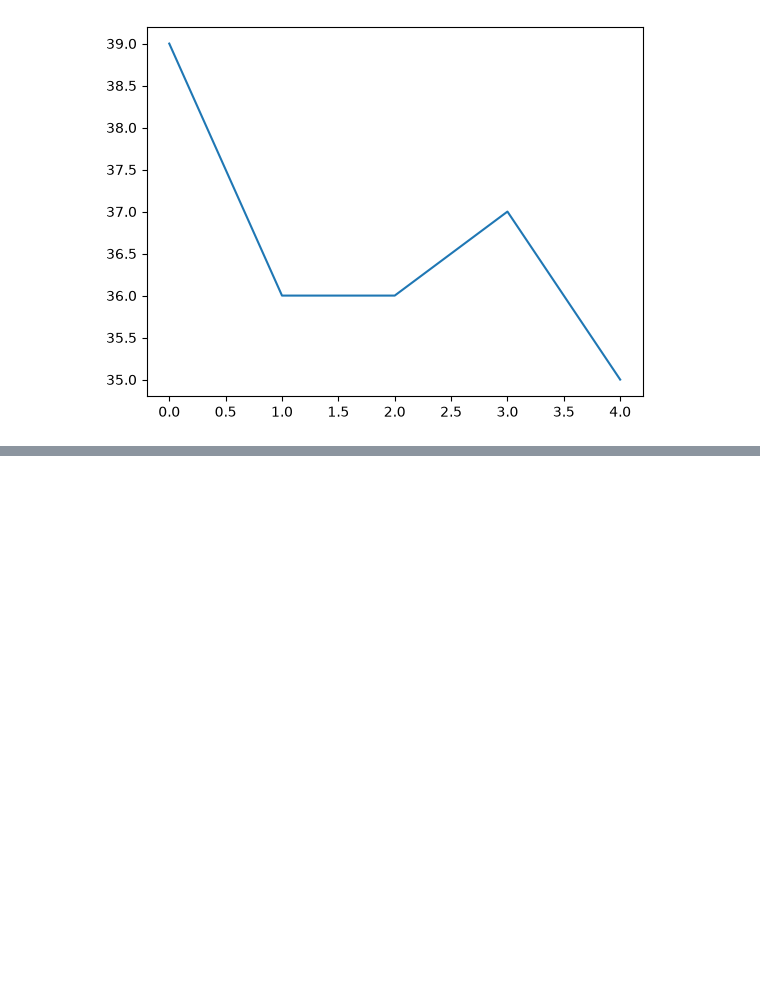
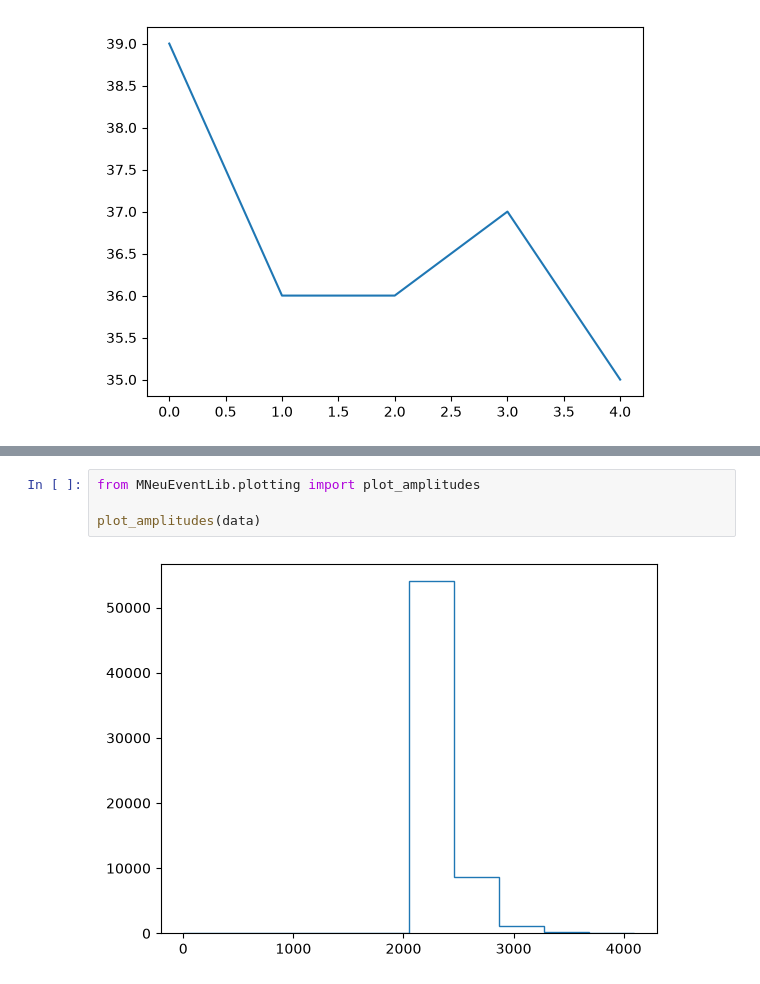
Before and after one commit to ISISMuon/MNeuEventLib, a Jupyter notebook: docs/source/how-to/Create plots.ipynb, the cells around one changed output, grey strips where cells are left out. Drawn from its saved outputs; the diff is of its cells as text; blank space fills up the shorter version.

Commit message:
added amp histogram plotting

```diff
--- a/docs/source/how-to/Create plots.ipynb
+++ b/docs/source/how-to/Create plots.ipynb
@@ -27,0 +32,6 @@ plot_sample_log(data, "Temp")
+# %%
+from MNeuEventLib.plotting import plot_amplitudes
+
+plot_amplitudes(data)
+# %% [output]
+[figure, added]
```
Also changed, not shown: parts of 6 cells of this notebook, 1 other file.
